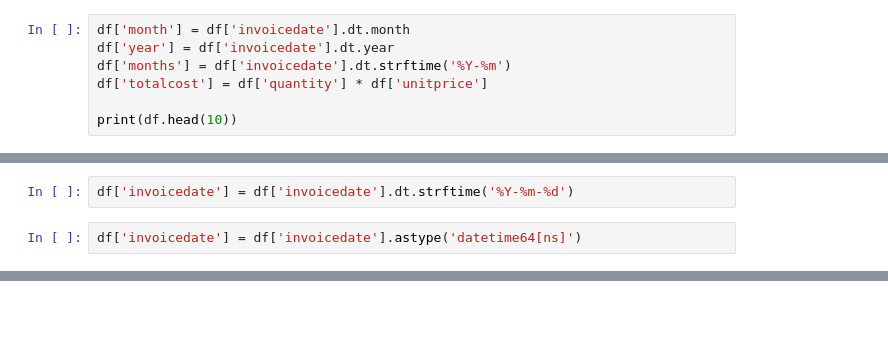
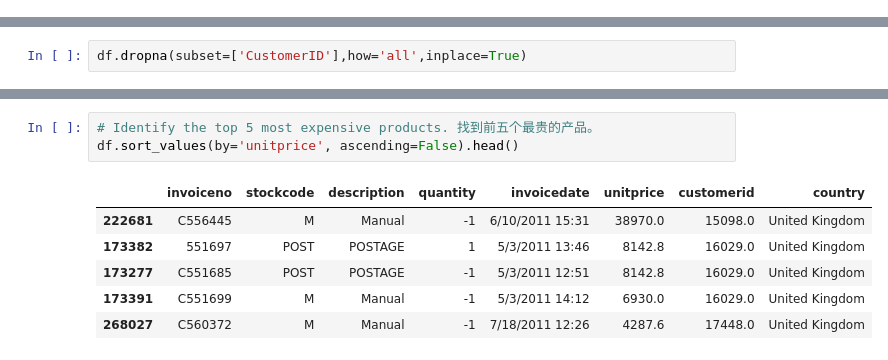
Before and after one commit to jia-jie-su/RFM-model, a Jupyter notebook: rfm_model_code.ipynb, the cells around one changed output, grey strips where cells are left out. Saved outputs shown, nothing was run; the diff lists cells and outputs as text; blank space fills up the shorter version.

```diff
--- a/rfm_model_code.ipynb
+++ b/rfm_model_code.ipynb
@@ -168,7 +75,0 @@ memory usage: 27.3+ MB
-# %%
-df['month'] = df['invoicedate'].dt.month
-df['year'] = df['invoicedate'].dt.year
-df['months'] = df['invoicedate'].dt.strftime('%Y-%m')
-df['totalcost'] = df['quantity'] * df['unitprice']
-
-print(df.head(10))
@@ -225,4 +75,0 @@ print(monetary.head(10))
-# %%
-df['invoicedate'] = df['invoicedate'].dt.strftime('%Y-%m-%d')
-# %%
-df['invoicedate'] = df['invoicedate'].astype('datetime64[ns]')
@@ -564,0 +102,2 @@ rfm_segmentation
+# %%
+df.dropna(subset=['CustomerID'],how='all',inplace=True)
@@ -564,0 +126,10 @@ rfm_segmentation
+# %%
+# Identify the top 5 most expensive products. 找到前五个最贵的产品。
+df.sort_values(by='unitprice', ascending=False).head()
+# %% [output]
+|  | invoiceno | stockcode | description | quantity | invoicedate | unitprice | customerid | country |
+| 222681 | C556445 | M | Manual | -1 | 6/10/2011 15:31 | 38970.0 | 15098.0 | United Kingdom |
+| 173382 | 551697 | POST | POSTAGE | 1 | 5/3/2011 13:46 | 8142.8 | 16029.0 | United Kingdom |
+| 173277 | C551685 | POST | POSTAGE | -1 | 5/3/2011 12:51 | 8142.8 | 16029.0 | United Kingdom |
+| 173391 | C551699 | M | Manual | -1 | 5/3/2011 14:12 | 6930.0 | 16029.0 | United Kingdom |
+| 268027 | C560372 | M | Manual | -1 | 7/18/2011 12:26 | 4287.6 | 17448.0 | United Kingdom |
```
Also changed, not shown: parts of 54 cells of this notebook.
